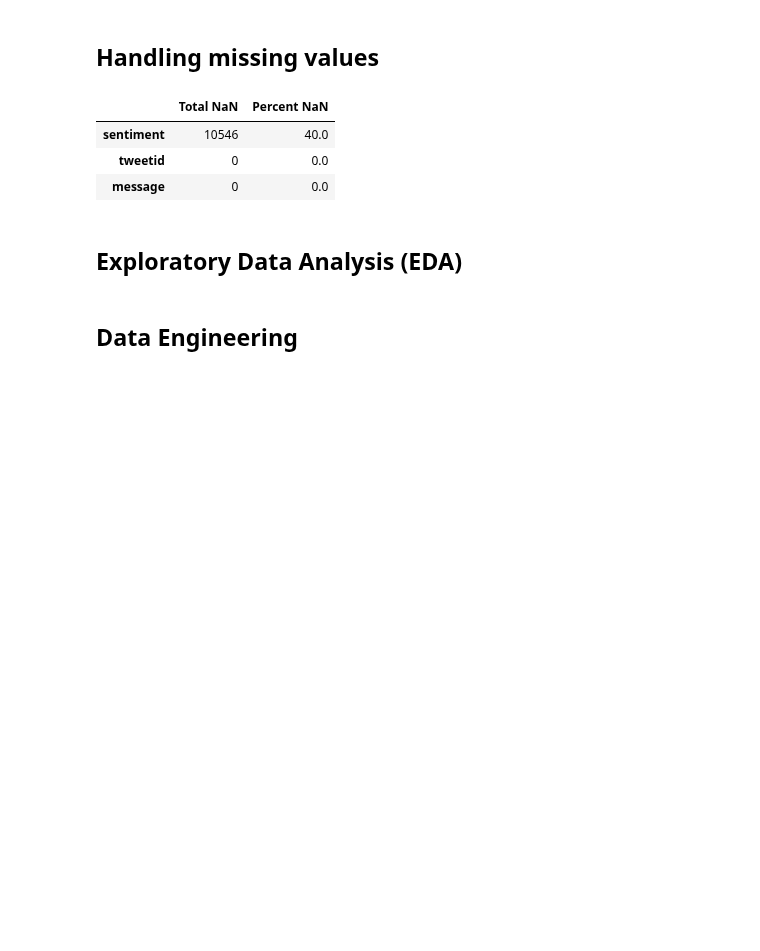
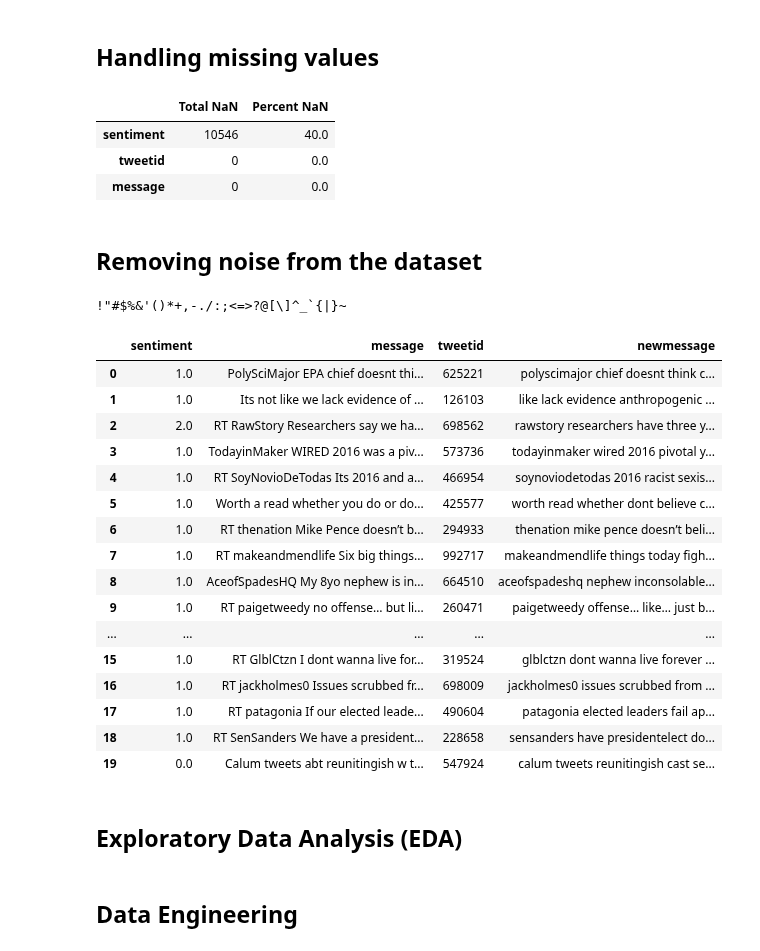
Before and after one commit to tladi-thobejane/classification-predict-streamlit-template, a Jupyter notebook: Team16_model (5).ipynb, the cells around one changed output. Cells and saved outputs as stored; diff of their text form; code cells hidden in the pictures; blank space fills up the shorter version.

```diff
--- a/Team16_model (5).ipynb
+++ b/Team16_model (5).ipynb
@@ -219,6 +221,48 @@ df_clean_nans.head()
 | sentiment | 10546 | 40.0 |
 | tweetid | 0 | 0.0 |
 | message | 0 | 0.0 |
+# %% [markdown]
+## Removing noise from the dataset
+# %%
+pattern_url = r'http[s]?://(?:[A-Za-z]|[0-9]|[$-_@.&+]|[!*\(\),]|(?:%[0-9A-Fa-f][0-9A-Fa-f]))+'
+subs_url = r'url-web'
+df['message'] = df['message'].replace(to_replace = pattern_url, value = subs_url, regex = True)
+
+#string of punctuations
+print(string.punctuation)
+
+#function to remove punctuation
+def remove_punctuation(post):
+    return ''.join([l for l in post if l not in string.punctuation])
+
+df['message'] = df['message'].apply(remove_punctuation)
+
+# Remove all words below 3 characters
+df['newmessage'] = df['message'].apply(lambda x: ' '.join([w for w in x.split() if len(w)>3]))
+
+# Changing from uppercase to lowercase
+df['newmessage'] = df['newmessage'].str.lower()
+
+df.head(20)
+# %% [output]
+!"#$%&'()*+,-./:;<=>?@[\]^_`{|}~
+|  | sentiment | message | tweetid | newmessage |
+| 0 | 1.0 | PolySciMajor EPA chief doesnt thi... | 625221 | polyscimajor chief doesnt think c... |
+| 1 | 1.0 | Its not like we lack evidence of ... | 126103 | like lack evidence anthropogenic ... |
+| 2 | 2.0 | RT RawStory Researchers say we ha... | 698562 | rawstory researchers have three y... |
+| 3 | 1.0 | TodayinMaker WIRED 2016 was a piv... | 573736 | todayinmaker wired 2016 pivotal y... |
+| 4 | 1.0 | RT SoyNovioDeTodas Its 2016 and a... | 466954 | soynoviodetodas 2016 racist sexis... |
+| 5 | 1.0 | Worth a read whether you do or do... | 425577 | worth read whether dont believe c... |
+| 6 | 1.0 | RT thenation Mike Pence doesn’t b... | 294933 | thenation mike pence doesn’t beli... |
+| 7 | 1.0 | RT makeandmendlife Six big things... | 992717 | makeandmendlife things today figh... |
+| 8 | 1.0 | AceofSpadesHQ My 8yo nephew is in... | 664510 | aceofspadeshq nephew inconsolable... |
+| 9 | 1.0 | RT paigetweedy no offense… but li... | 260471 | paigetweedy offense… like… just b... |
+| ... | ... | ... | ... | ... |
+| 15 | 1.0 | RT GlblCtzn I dont wanna live for... | 319524 | glblctzn dont wanna live forever ... |
+| 16 | 1.0 | RT jackholmes0 Issues scrubbed fr... | 698009 | jackholmes0 issues scrubbed from ... |
+| 17 | 1.0 | RT patagonia If our elected leade... | 490604 | patagonia elected leaders fail ap... |
+| 18 | 1.0 | RT SenSanders We have a president... | 228658 | sensanders have presidentelect do... |
+| 19 | 0.0 | Calum tweets abt reunitingish w t... | 547924 | calum tweets reunitingish cast se... |
 # %% [markdown]
 <a id="four"></a>
 ## Exploratory Data Analysis (EDA)
```
Also changed, not shown: parts of 1 cell of this notebook.
